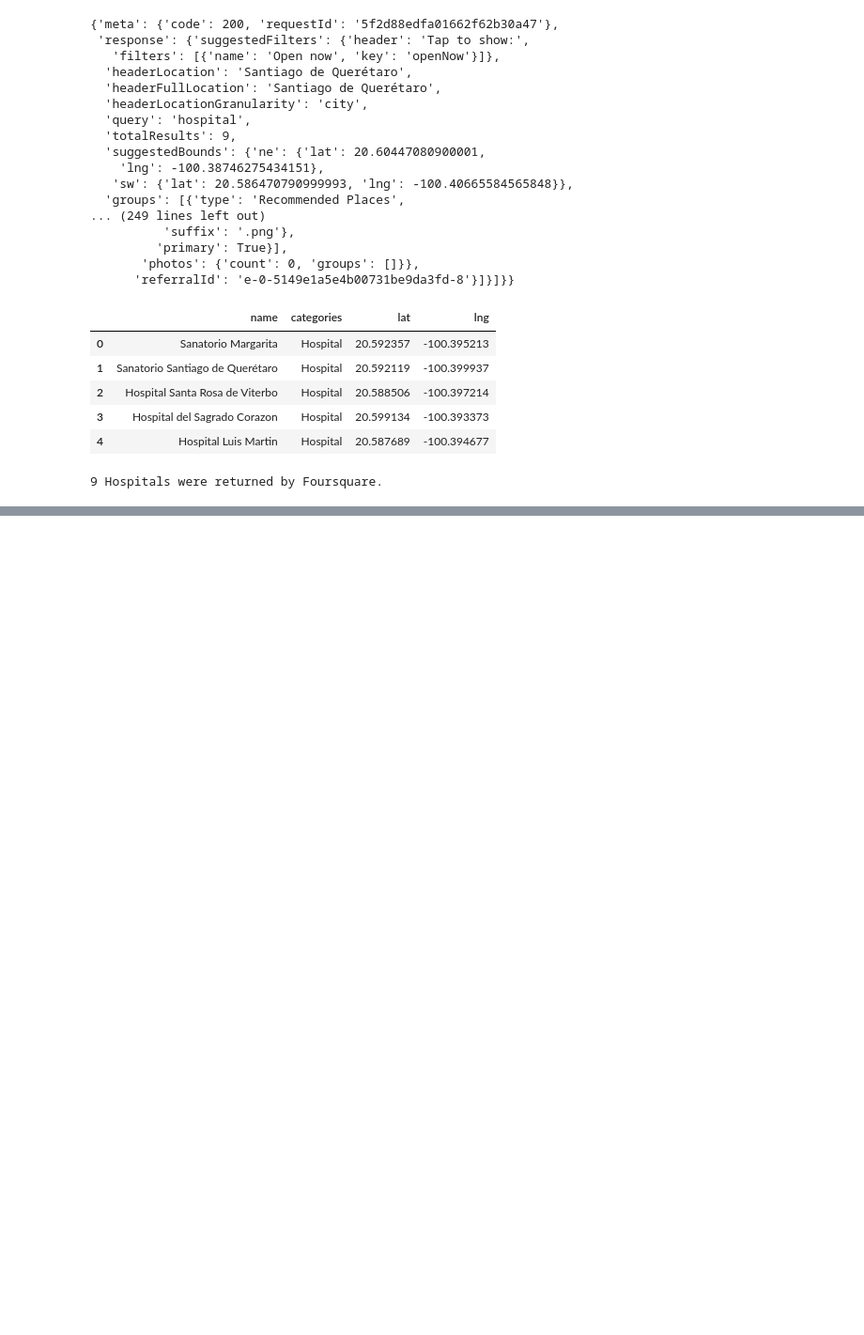
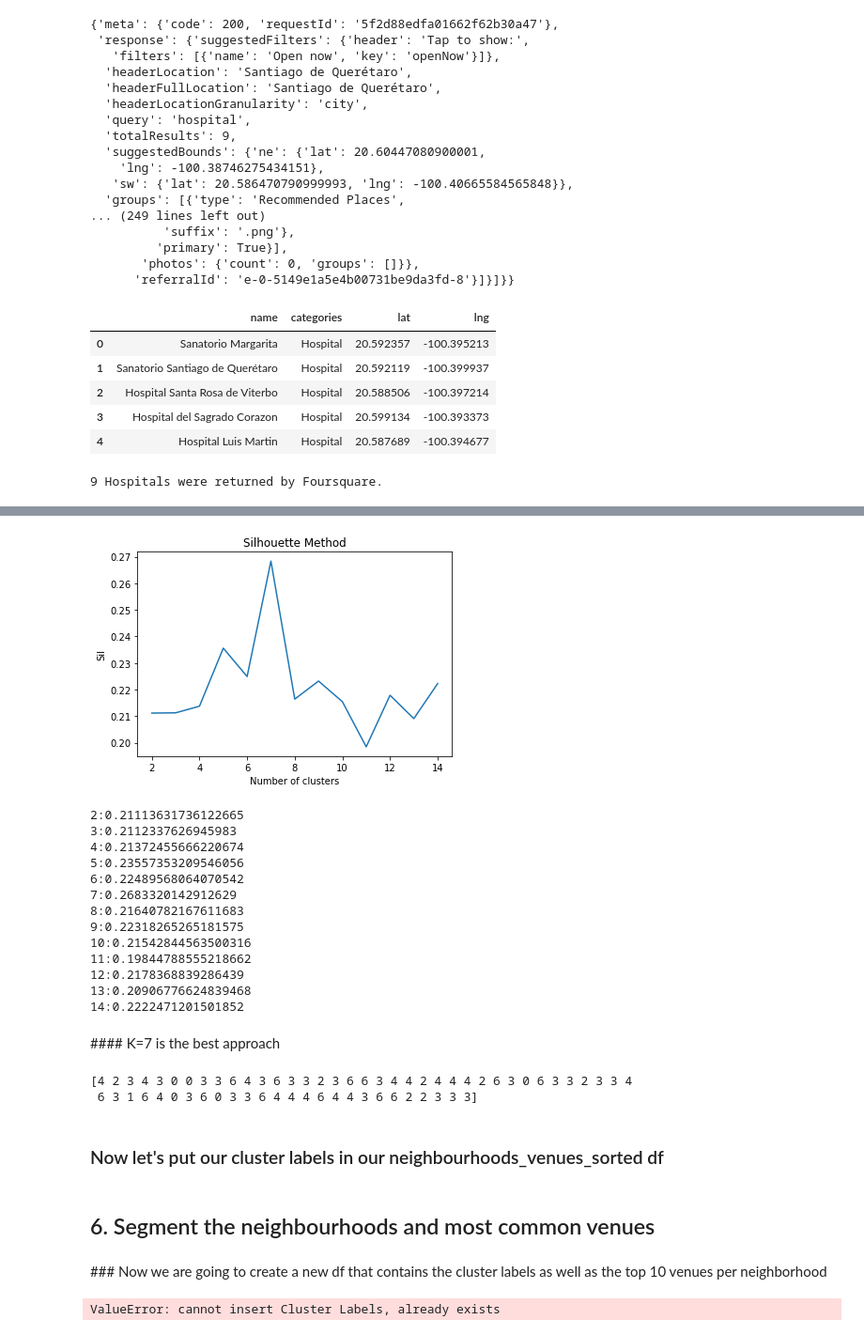
Before and after one commit to Alexrendon/Capstone-Project-Notebook, a Jupyter notebook: The Battle of Neighborhoods 1.ipynb, the cells around one changed output, grey strips where cells are left out. Shown at 94% size. Saved outputs shown, nothing was run; the diff lists cells and outputs as text; code cells hidden in the pictures; blank space fills up the shorter version.

```diff
--- a/The Battle of Neighborhoods 1.ipynb
+++ b/The Battle of Neighborhoods 1.ipynb
@@ -733,0 +1072,58 @@ def getNearbyVenues(names, latitudes, longitudes):
+# %%
+# A list holds the silhouette coefficients for each k
+sil = []
+
+for k in range(2, 15):
+    kmeans = KMeans(n_clusters = k).fit(queretaro_grouped_clustering)
+    preds = kmeans.fit_predict(queretaro_grouped_clustering)
+    sil.append(silhouette_score(queretaro_grouped_clustering, preds, metric = 'euclidean'))
+
+
+plt.plot(range(2, 15), sil)
+plt.title('Silhouette Method')
+plt.xlabel('Number of clusters')
+plt.ylabel('Sil')
+plt.show()
+
+for i in range(len(sil)):
+    print(str(i+2) +":"+ str(sil[i]))
+# %% [output]
+[figure, added]
+2:0.21113631736122665
+3:0.2112337626945983
+4:0.21372455666220674
+5:0.23557353209546056
+6:0.22489568064070542
+7:0.2683320142912629
+8:0.21640782167611683
+9:0.22318265265181575
+10:0.21542844563500316
+11:0.19844788555218662
+12:0.2178368839286439
+13:0.20906776624839468
+14:0.2222471201501852
+# %% [markdown]
+#### K=7 is the best approach
+# %%
+# set number of clusters
+kclusters = 7
+
+queretaro_grouped_clustering = queretaro_grouped.drop('Neighbourhood',1)
+#print(queretaro_grouped_clustering)
+#print(queretaro_grouped)
+# run k-means clustering
+
+kmeans = KMeans(init = "k-means++", n_clusters=kclusters, random_state=0).fit(queretaro_grouped_clustering)
+
+# check cluster labels generated for each row in the dataframe
+labels = kmeans.labels_[0:63]
+print(labels)
+# %% [output]
+[4 2 3 4 3 0 0 3 3 6 4 3 6 3 3 2 3 6 6 3 4 4 2 4 4 4 2 6 3 0 6 3 3 2 3 3 4
+ 6 3 1 6 4 0 3 6 0 3 3 6 4 4 4 6 4 4 3 6 6 2 2 3 3 3]
+# %% [markdown]
+### Now let's put our cluster labels in our neighbourhoods_venues_sorted df
+# %% [markdown]
+## 6. Segment the neighbourhoods and most common venues
+# %% [markdown]
+### Now we are going to create a new df that contains the cluster labels as well as the top 10 venues per neighborhood
@@ -733,0 +1137,12 @@ def getNearbyVenues(names, latitudes, longitudes):
+# %%
+# add clustering labels
+neighbourhoods_venues_sorted.insert(0, 'Cluster Labels', kmeans.labels_)
+
+queretaro_merged = df_group2
+
+# merge labels and data about venues to district data and latitude plus longitude data to have all in one dataframe
+queretaro_merged = queretaro_merged.join(neighbourhoods_venues_sorted.set_index('Neighbourhood'), on='Neighbourhood')
+
+queretaro_merged.head()
+# %% [output]
+ValueError: cannot insert Cluster Labels, already exists
```
Also changed, not shown: parts of 63 cells of this notebook, 4 other files.
